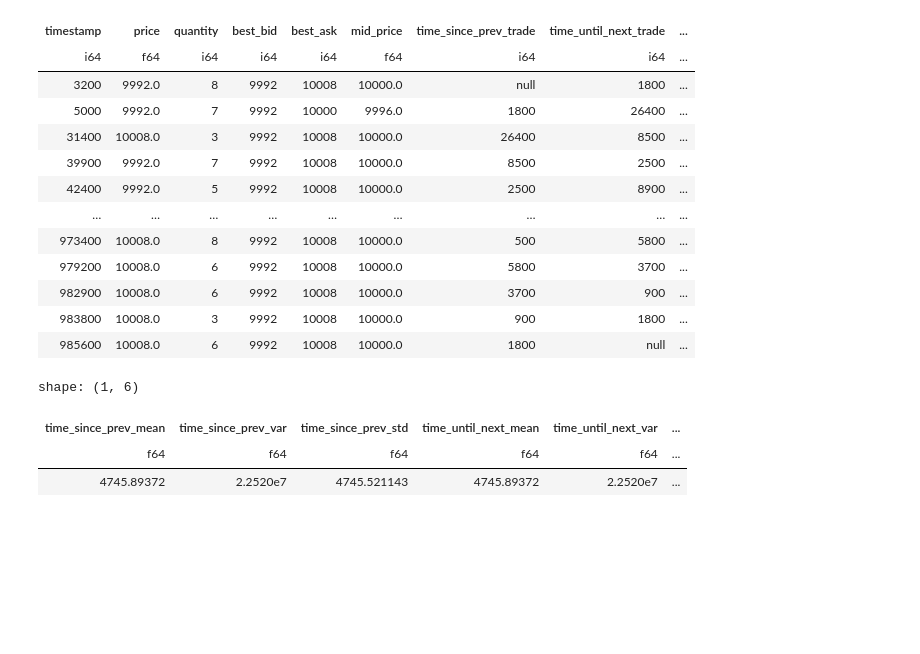
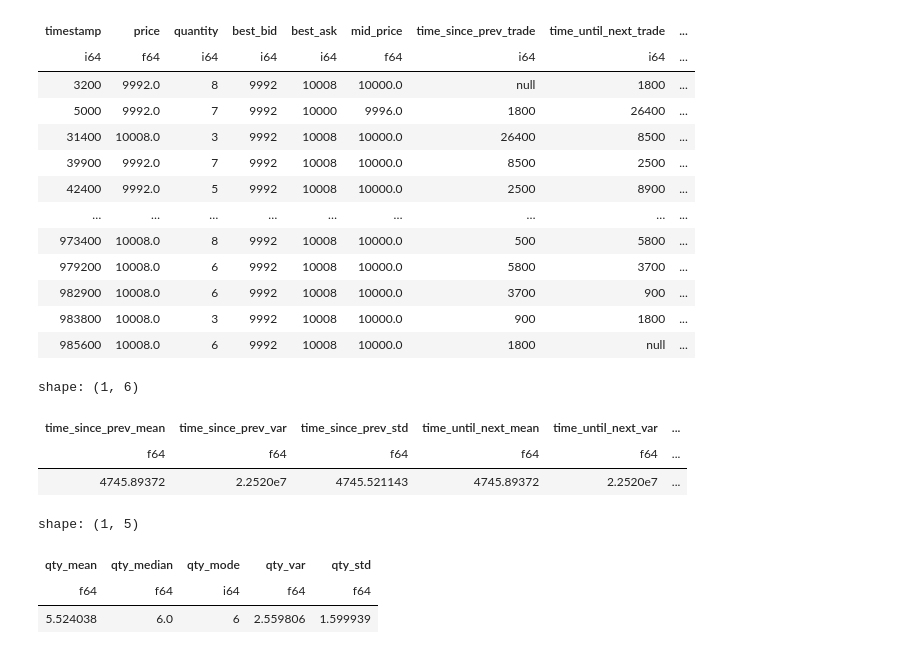
Before and after one commit to MrMoneyInTheBank/Prosperity, a Jupyter notebook: src/notebooks/products_analysis/emeralds.ipynb, the cells around one changed output. Cells and saved outputs as stored; diff of their text form; code cells hidden in the pictures; blank space fills up the shorter version.

```diff
--- a/src/notebooks/products_analysis/emeralds.ipynb
+++ b/src/notebooks/products_analysis/emeralds.ipynb
@@ -118,3 +114,10 @@ shape: (1, 6)
 | time_since_prev_mean | time_since_prev_var | time_since_prev_std | time_until_next_mean | time_until_next_var | ... |
 | f64 | f64 | f64 | f64 | f64 | ... |
 | 4745.89372 | 2.2520e7 | 4745.521143 | 4745.89372 | 2.2520e7 | ... |
+# %%
+quantities_stats
+# %% [output]
+shape: (1, 5)
+| qty_mean | qty_median | qty_mode | qty_var | qty_std |
+| f64 | f64 | i64 | f64 | f64 |
+| 5.524038 | 6.0 | 6 | 2.559806 | 1.599939 |
```
Also changed, not shown: parts of 7 cells of this notebook.
